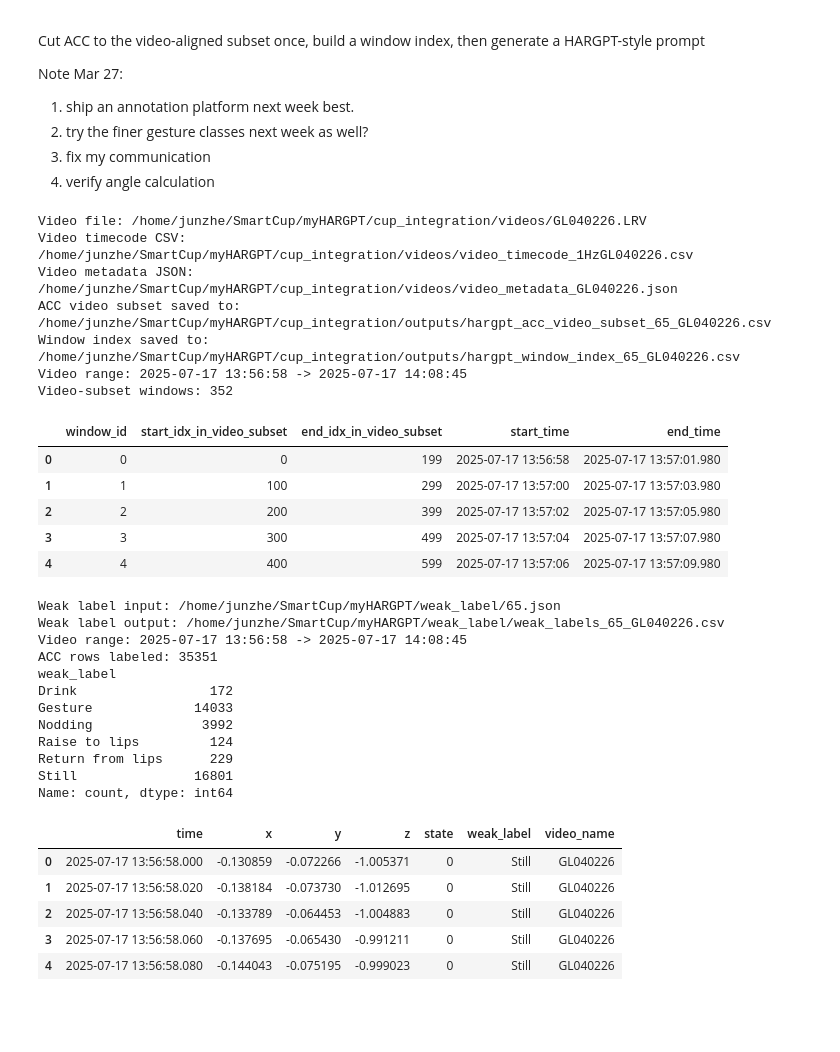
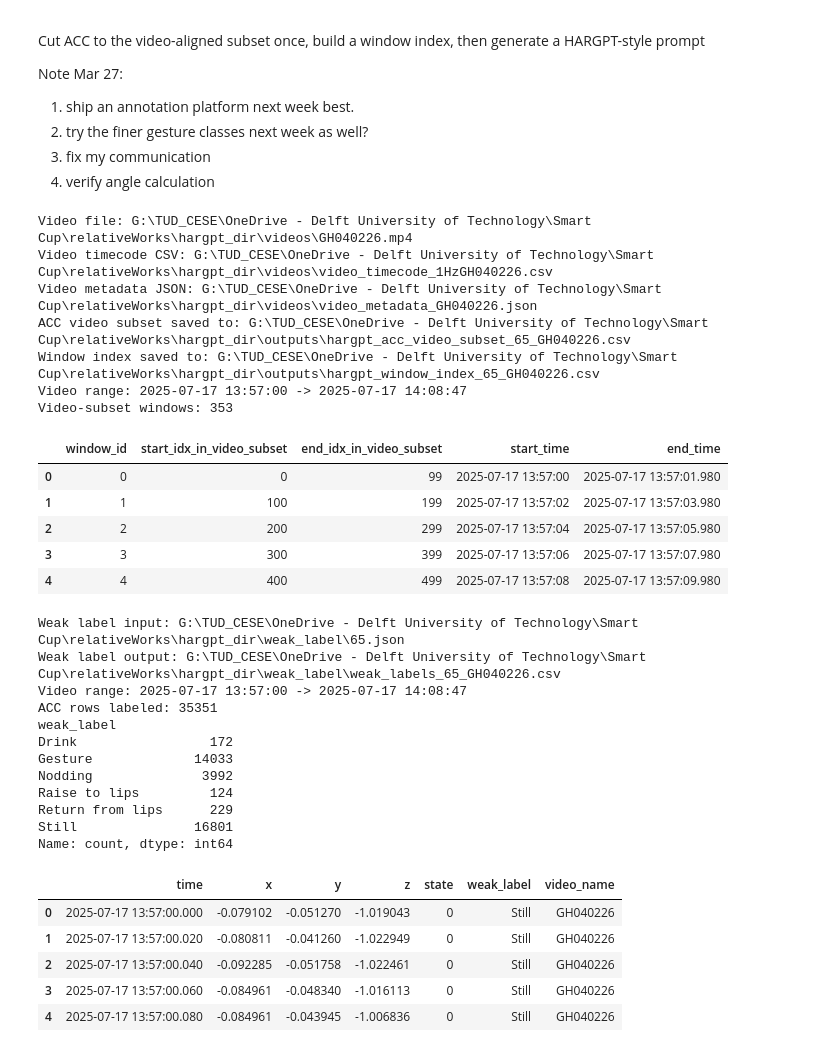
Before and after one commit to XiaoLiZaiCi113/myHARGPT, a Jupyter notebook: HARGPT.ipynb, the cells around one changed output. Drawn from its saved outputs; the diff is of its cells as text; code cells hidden in the pictures; blank space fills up the shorter version.

```diff
--- a/HARGPT.ipynb
+++ b/HARGPT.ipynb
@@ -14,14 +14,14 @@ import pandas as pd
 
 from video_ltc import ensure_video_timecode_csv
 
-PROJECT_ROOT = Path.cwd().resolve().parent
+PROJECT_ROOT = Path.cwd().resolve()#.parent
 OUTPUT_DIR = Path.cwd() / "outputs"
 VIDEO_DIR = Path.cwd() / "videos"
 OUTPUT_DIR.mkdir(exist_ok=True)
 VIDEO_DIR.mkdir(exist_ok=True)
 
 PARTICIPANT_ID = "65"
-VIDEO_NAME = "GL040226"
+VIDEO_NAME = "GH040226"
 RECORD_DATE = pd.Timestamp("2025-07-17").date()
 VIDEO_FILE = None
 VIDEO_START_TIMECODE = None
@@ -29,7 +29,7 @@ VIDEO_FPS = None
 FORCE_REGENERATE_VIDEO_METADATA = False
 
 TARGET_FS = 50.0
-WINDOW_SECONDS = 4.0
+WINDOW_SECONDS = 2.0
 STRIDE_SECONDS = 2.0
 WINDOW_SIZE = int(TARGET_FS * WINDOW_SECONDS)
 STRIDE_SIZE = int(TARGET_FS * STRIDE_SECONDS)
@@ -94,45 +94,45 @@ def split_windows(df: pd.DataFrame, window_size: int, stride_size: int) -> pd.Da
         rows.append({
             "window_id": len(rows),
             "start_idx_in_video_subset": int(start),
             "end_idx_in_video_subset": int(end - 1),
             "start_time": window_df.loc[0, "time"],
             "end_time": window_df.loc[len(window_df) - 1, "time"],
         })
     return pd.DataFrame(rows)
 
 raw_acc = load_cup_acc_csv(ACC_FILE)
 acc_resampled = resample_acc(raw_acc, TARGET_FS)
 video_start, video_end = load_video_range(VIDEO_TIMECODE_FILE, RECORD_DATE)
 acc_video = acc_resampled[(acc_resampled["time"] >= video_start) & (acc_resampled["time"] <= video_end)].copy().reset_index(drop=True)
 if len(acc_video) < WINDOW_SIZE:
     raise ValueError("Video subset is shorter than one analysis window.")
 
 acc_video.to_csv(ACC_VIDEO_CSV, index=False)
 window_index_df = split_windows(acc_video, WINDOW_SIZE, STRIDE_SIZE)
 window_index_df.to_csv(WINDOW_INDEX_CSV, index=False)
 
 print(f"Video file: {VIDEO_FILE}")
 print(f"Video timecode CSV: {VIDEO_TIMECODE_FILE}")
 print(f"Video metadata JSON: {VIDEO_METADATA_FILE}")
 print(f"ACC video subset saved to: {ACC_VIDEO_CSV}")
 print(f"Window index saved to: {WINDOW_INDEX_CSV}")
 print(f"Video range: {video_start} -> {video_end}")
 print(f"Video-subset windows: {len(window_index_df)}")
 window_index_df.head()
 # %% [output]
-Video file: /home/junzhe/SmartCup/myHARGPT/cup_integration/videos/GL040226.LRV
-Video timecode CSV: /home/junzhe/SmartCup/myHARGPT/cup_integration/videos/video_timecode_1HzGL040226.csv
-Video metadata JSON: /home/junzhe/SmartCup/myHARGPT/cup_integration/videos/video_metadata_GL040226.json
-ACC video subset saved to: /home/junzhe/SmartCup/myHARGPT/cup_integration/outputs/hargpt_acc_video_subset_65_GL040226.csv
-Window index saved to: /home/junzhe/SmartCup/myHARGPT/cup_integration/outputs/hargpt_window_index_65_GL040226.csv
-Video range: 2025-07-17 13:56:58 -> 2025-07-17 14:08:45
-Video-subset windows: 352
+Video file: G:\TUD_CESE\OneDrive - Delft University of Technology\Smart Cup\relativeWorks\hargpt_dir\videos\GH040226.mp4
+Video timecode CSV: G:\TUD_CESE\OneDrive - Delft University of Technology\Smart Cup\relativeWorks\hargpt_dir\videos\video_timecode_1HzGH040226.csv
+Video metadata JSON: G:\TUD_CESE\OneDrive - Delft University of Technology\Smart Cup\relativeWorks\hargpt_dir\videos\video_metadata_GH040226.json
+ACC video subset saved to: G:\TUD_CESE\OneDrive - Delft University of Technology\Smart Cup\relativeWorks\hargpt_dir\outputs\hargpt_acc_video_subset_65_GH040226.csv
+Window index saved to: G:\TUD_CESE\OneDrive - Delft University of Technology\Smart Cup\relativeWorks\hargpt_dir\outputs\hargpt_window_index_65_GH040226.csv
+Video range: 2025-07-17 13:57:00 -> 2025-07-17 14:08:47
+Video-subset windows: 353
 |  | window_id | start_idx_in_video_subset | end_idx_in_video_subset | start_time | end_time |
-| 0 | 0 | 0 | 199 | 2025-07-17 13:56:58 | 2025-07-17 13:57:01.980 |
-| 1 | 1 | 100 | 299 | 2025-07-17 13:57:00 | 2025-07-17 13:57:03.980 |
-| 2 | 2 | 200 | 399 | 2025-07-17 13:57:02 | 2025-07-17 13:57:05.980 |
-| 3 | 3 | 300 | 499 | 2025-07-17 13:57:04 | 2025-07-17 13:57:07.980 |
-| 4 | 4 | 400 | 599 | 2025-07-17 13:57:06 | 2025-07-17 13:57:09.980 |
+| 0 | 0 | 0 | 99 | 2025-07-17 13:57:00 | 2025-07-17 13:57:01.980 |
+| 1 | 1 | 100 | 199 | 2025-07-17 13:57:02 | 2025-07-17 13:57:03.980 |
+| 2 | 2 | 200 | 299 | 2025-07-17 13:57:04 | 2025-07-17 13:57:05.980 |
+| 3 | 3 | 300 | 399 | 2025-07-17 13:57:06 | 2025-07-17 13:57:07.980 |
+| 4 | 4 | 400 | 499 | 2025-07-17 13:57:08 | 2025-07-17 13:57:09.980 |
 # %%
 # Process weak labels
 import json
@@ -219,9 +219,9 @@ print(f"ACC rows labeled: {len(acc_weak)}")
 print(acc_weak["weak_label"].value_counts().sort_index())
 acc_weak.head()
 # %% [output]
-Weak label input: /home/junzhe/SmartCup/myHARGPT/weak_label/65.json
-Weak label output: /home/junzhe/SmartCup/myHARGPT/weak_label/weak_labels_65_GL040226.csv
-Video range: 2025-07-17 13:56:58 -> 2025-07-17 14:08:45
+Weak label input: G:\TUD_CESE\OneDrive - Delft University of Technology\Smart Cup\relativeWorks\hargpt_dir\weak_label\65.json
+Weak label output: G:\TUD_CESE\OneDrive - Delft University of Technology\Smart Cup\relativeWorks\hargpt_dir\weak_label\weak_labels_65_GH040226.csv
+Video range: 2025-07-17 13:57:00 -> 2025-07-17 14:08:47
 ACC rows labeled: 35351
 weak_label
 Drink                 172
@@ -232,10 +232,10 @@ Return from lips      229
 Still               16801
 Name: count, dtype: int64
 |  | time | x | y | z | state | weak_label | video_name |
-| 0 | 2025-07-17 13:56:58.000 | -0.130859 | -0.072266 | -1.005371 | 0 | Still | GL040226 |
-| 1 | 2025-07-17 13:56:58.020 | -0.138184 | -0.073730 | -1.012695 | 0 | Still | GL040226 |
-| 2 | 2025-07-17 13:56:58.040 | -0.133789 | -0.064453 | -1.004883 | 0 | Still | GL040226 |
-| 3 | 2025-07-17 13:56:58.060 | -0.137695 | -0.065430 | -0.991211 | 0 | Still | GL040226 |
-| 4 | 2025-07-17 13:56:58.080 | -0.144043 | -0.075195 | -0.999023 | 0 | Still | GL040226 |
+| 0 | 2025-07-17 13:57:00.000 | -0.079102 | -0.051270 | -1.019043 | 0 | Still | GH040226 |
+| 1 | 2025-07-17 13:57:00.020 | -0.080811 | -0.041260 | -1.022949 | 0 | Still | GH040226 |
+| 2 | 2025-07-17 13:57:00.040 | -0.092285 | -0.051758 | -1.022461 | 0 | Still | GH040226 |
+| 3 | 2025-07-17 13:57:00.060 | -0.084961 | -0.048340 | -1.016113 | 0 | Still | GH040226 |
+| 4 | 2025-07-17 13:57:00.080 | -0.084961 | -0.043945 | -1.006836 | 0 | Still | GH040226 |
 # %%
 import matplotlib.pyplot as plt
```
Also changed, not shown: parts of 10 cells of this notebook.
